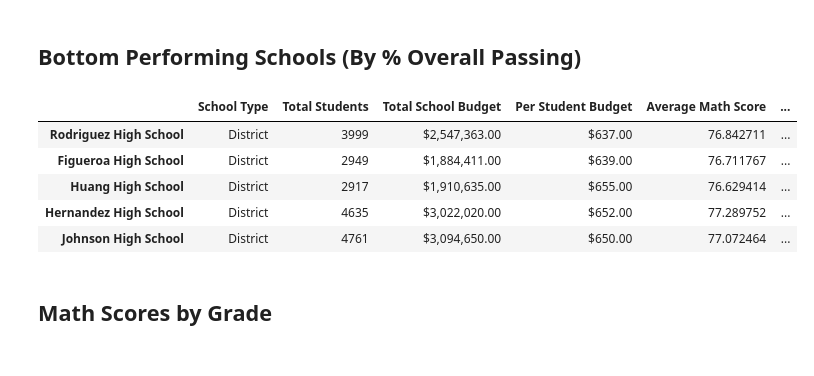
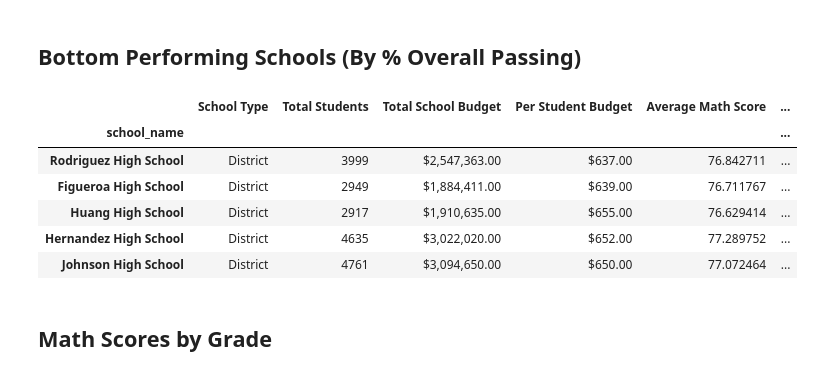
Before and after one commit to sandrocarlos/pandas-challenge, a Jupyter notebook: PyCitySchools/PyCitySchools.ipynb, the cells around one changed output. Drawn from its saved outputs; the diff is of its cells as text; code cells hidden in the pictures.

```diff
--- a/PyCitySchools/PyCitySchools.ipynb
+++ b/PyCitySchools/PyCitySchools.ipynb
@@ -276,6 +295,6 @@ overall_passing_rate = school_students_passing_math_and_reading / per_school_cou
 # %%
 # Create a DataFrame called `per_school_summary` with columns for the calculations above.
-per_school_summary = pd.DataFrame([school_types, per_school_counts, per_school_budget, per_school_capita, per_school_math, per_school_reading, school_students_passing_math, school_students_passing_reading, overall_passing_rate]).T
+per_school_summary = pd.DataFrame([school_types, per_school_counts, per_school_budget, per_school_capita, per_school_math, per_school_reading, per_school_passing_math, per_school_passing_reading, overall_passing_rate]).T
 
 per_school_summary.columns = ["School Type", "Total Students", "Total School Budget", "Per Student Budget", "Average Math Score", "Average Reading Score", "% Passing Math", "% Passing Reading", "% Overall Passing"]
 
@@ -283,6 +302,7 @@ per_school_summary.columns = ["School Type", "Total Students", "Total School Bud
 per_school_summary["Total School Budget"] = per_school_summary["Total School Budget"].map("${:,.2f}".format)
 per_school_summary["Per Student Budget"] = per_school_summary["Per Student Budget"].map("${:,.2f}".format)
 
+
 # Display the DataFrame
 per_school_summary.sort_values(by = "school_name")
 # %% [output]
@@ -320,10 +341,11 @@ top_schools.head(5)
 ## Bottom Performing Schools (By % Overall Passing)
 # %%
 # Sort the schools by `% Overall Passing` in ascending order and display the top 5 rows.
-bottom_schools =
+bottom_schools = per_school_summary.sort_values(by = '% Overall Passing', ascending=True)
 bottom_schools.head(5)
 # %% [output]
 |  | School Type | Total Students | Total School Budget | Per Student Budget | Average Math Score | ... |
+| school_name |  |  |  |  |  | ... |
 | Rodriguez High School | District | 3999 | $2,547,363.00 | $637.00 | 76.842711 | ... |
 | Figueroa High School | District | 2949 | $1,884,411.00 | $639.00 | 76.711767 | ... |
 | Huang High School | District | 2917 | $1,910,635.00 | $655.00 | 76.629414 | ... |
```
Also changed, not shown: parts of 12 cells of this notebook.
